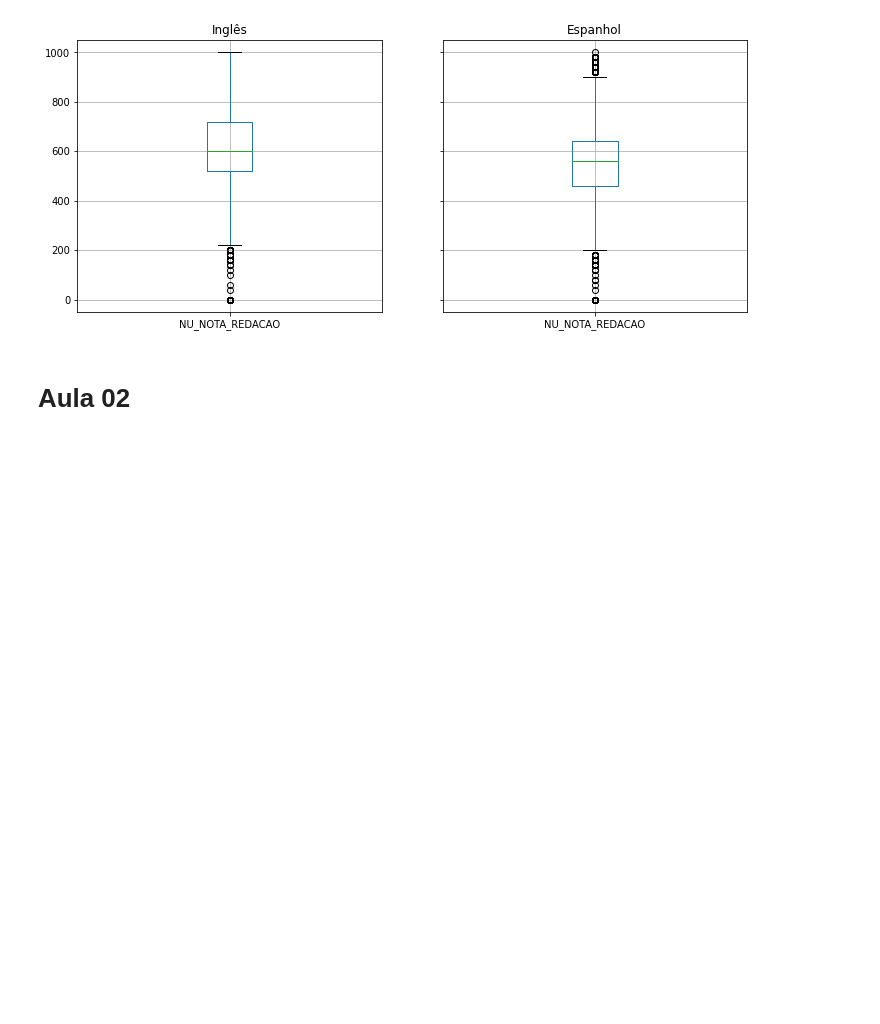
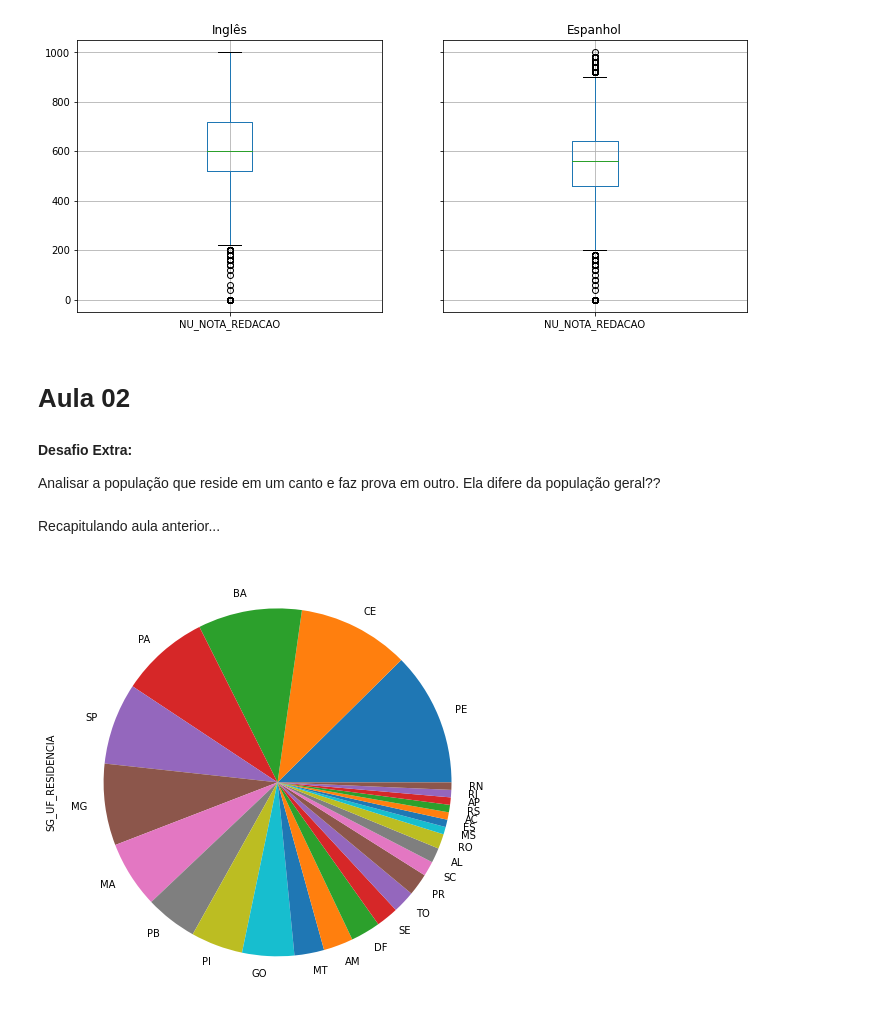
Before and after one commit to gabrielatrindade/quarentenadados-alura, a Jupyter notebook: imersao-dados-2/aula-01-aula-02.ipynb, the cells around one changed output. Cells and saved outputs as stored; diff of their text form; code cells hidden in the pictures; blank space fills up the shorter version.

Commit message:
imersao dados 2: aula 02: finalizada!

```diff
--- a/imersao-dados-2/aula-01-aula-02.ipynb
+++ b/imersao-dados-2/aula-01-aula-02.ipynb
@@ -427,3 +438,20 @@ AREA: NU_NOTA_REDACAO
 [figure]
 # %% [markdown]
 # Aula 02
+# %% [markdown]
+**Desafio Extra:**
+
+Analisar a população que reside em um canto e faz prova em outro. Ela difere da população geral??
+# %% [markdown]
+Recapitulando aula anterior...
+# %%
+inscritos_menor_quartoze = enem[enem.NU_IDADE <= 14]
+
+inscritos_menor_quartoze['SG_UF_RESIDENCIA'] \
+        .value_counts() \
+        .plot \
+        .pie(figsize=(10,8))
+
+plt.show()
+# %% [output]
+[figure, added]
```
Also changed, not shown: parts of 67 cells of this notebook.
